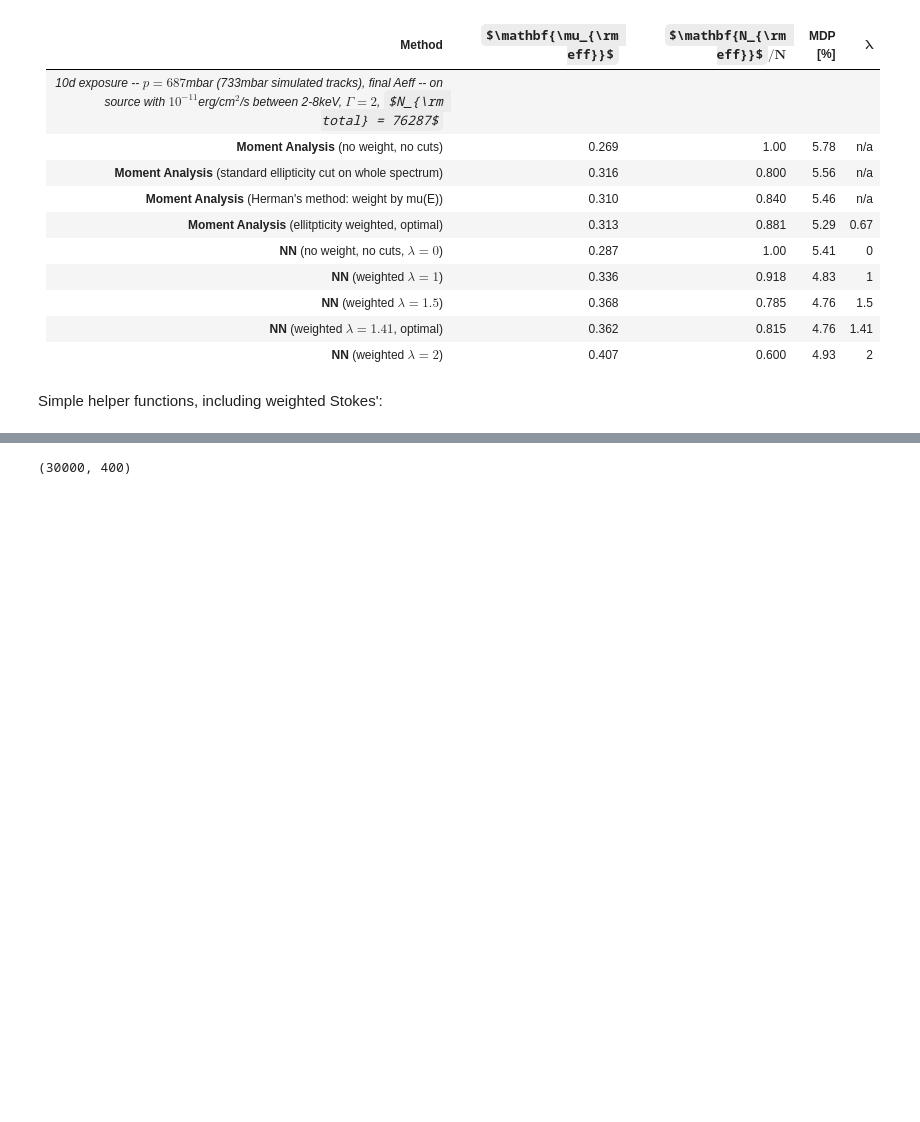
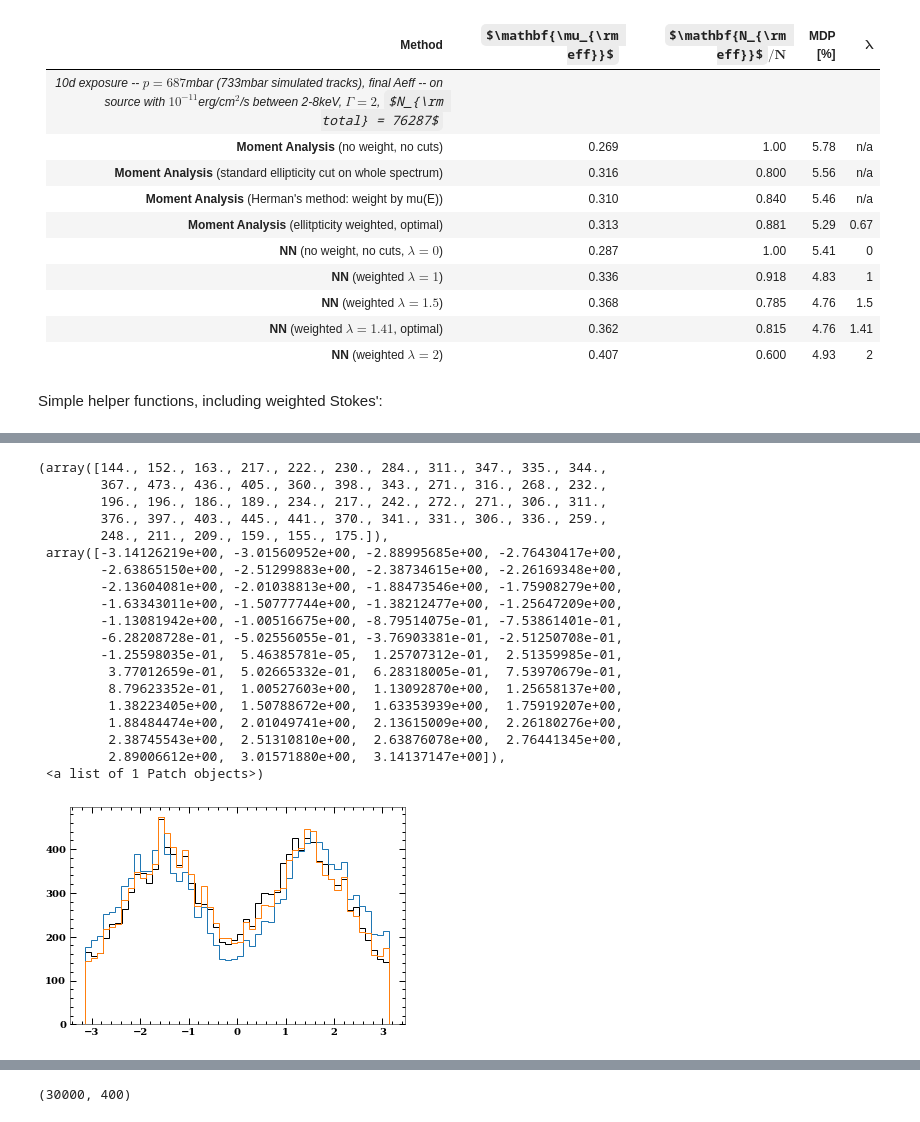
Before and after one commit to alpv95/IXPEML, a Jupyter notebook: notebooks/MDP_Check.ipynb, the cells around one changed output, grey strips where cells are left out. Cells and saved outputs as stored; diff of their text form; code cells hidden in the pictures; some formulas as TeX source; blank space fills up the shorter version.

```diff
--- a/notebooks/MDP_Check.ipynb
+++ b/notebooks/MDP_Check.ipynb
@@ -217,0 +215,29 @@ SIMPLE  =                    T / file does conform to FITS standard
+# %%
+# plt.hist(data['NN_PHI'][:,0,0],bins=50,histtype='step',color='k')
+# plt.hist(data['NN_PHI'][:,0,1],bins=50,histtype='step',color='k')
+plt.hist(data['NN_PHI'][:,0,2],bins=50,histtype='step',color='k')
+pi_fix = (data['NN_PHI'][:,0,0] >= np.pi/2) * np.pi + (data['NN_PHI'][:,0,0] < -np.pi/2) * np.pi
+pi_fix1 = (data['NN_PHI'][:,0,2] >= np.pi/2) * np.pi + (data['NN_PHI'][:,0,2] < -np.pi/2) * np.pi
+plt.hist(pi_pi(circular_mean(data['NN_PHI'],axis=(1,2)) + pi_fix),bins=50,histtype='step')
+plt.hist(pi_pi(circular_mean(data['NN_PHI'],axis=(1,2)) + pi_fix1),bins=50,histtype='step')
+# %% [output]
+(array([144., 152., 163., 217., 222., 230., 284., 311., 347., 335., 344.,
+        367., 473., 436., 405., 360., 398., 343., 271., 316., 268., 232.,
+        196., 196., 186., 189., 234., 217., 242., 272., 271., 306., 311.,
+        376., 397., 403., 445., 441., 370., 341., 331., 306., 336., 259.,
+        248., 211., 209., 159., 155., 175.]),
+ array([-3.14126219e+00, -3.01560952e+00, -2.88995685e+00, -2.76430417e+00,
+        -2.63865150e+00, -2.51299883e+00, -2.38734615e+00, -2.26169348e+00,
+        -2.13604081e+00, -2.01038813e+00, -1.88473546e+00, -1.75908279e+00,
+        -1.63343011e+00, -1.50777744e+00, -1.38212477e+00, -1.25647209e+00,
+        -1.13081942e+00, -1.00516675e+00, -8.79514075e-01, -7.53861401e-01,
+        -6.28208728e-01, -5.02556055e-01, -3.76903381e-01, -2.51250708e-01,
+        -1.25598035e-01,  5.46385781e-05,  1.25707312e-01,  2.51359985e-01,
+         3.77012659e-01,  5.02665332e-01,  6.28318005e-01,  7.53970679e-01,
+         8.79623352e-01,  1.00527603e+00,  1.13092870e+00,  1.25658137e+00,
+         1.38223405e+00,  1.50788672e+00,  1.63353939e+00,  1.75919207e+00,
+         1.88484474e+00,  2.01049741e+00,  2.13615009e+00,  2.26180276e+00,
+         2.38745543e+00,  2.51310810e+00,  2.63876078e+00,  2.76441345e+00,
+         2.89006612e+00,  3.01571880e+00,  3.14137147e+00]),
+ <a list of 1 Patch objects>)
+[figure, added]
```
Also changed, not shown: parts of 12 cells of this notebook, 4 other files.
